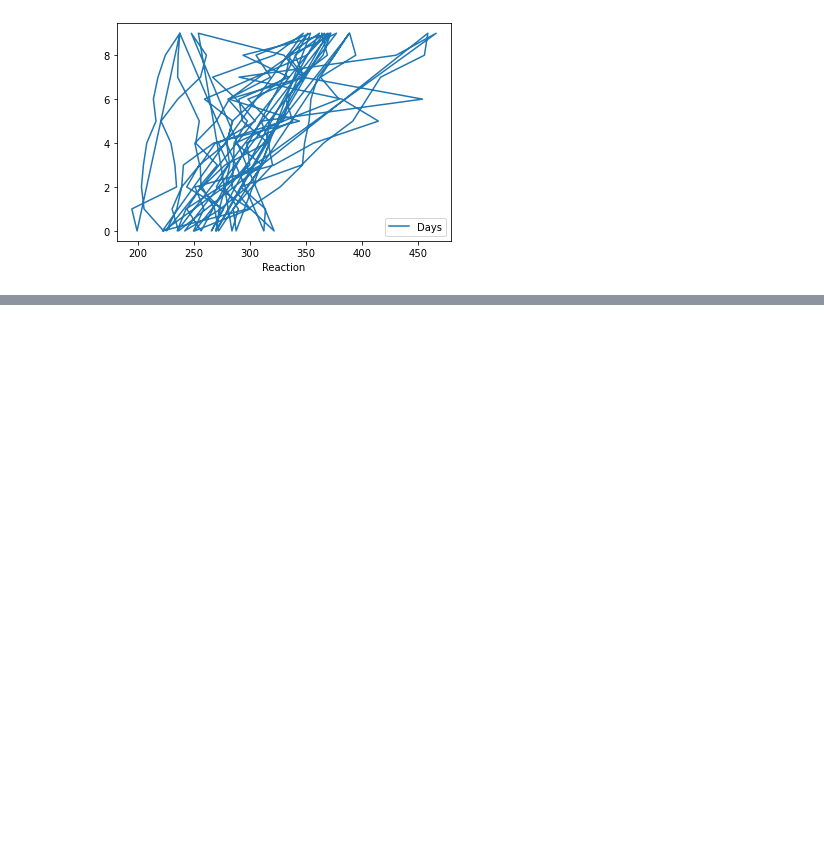
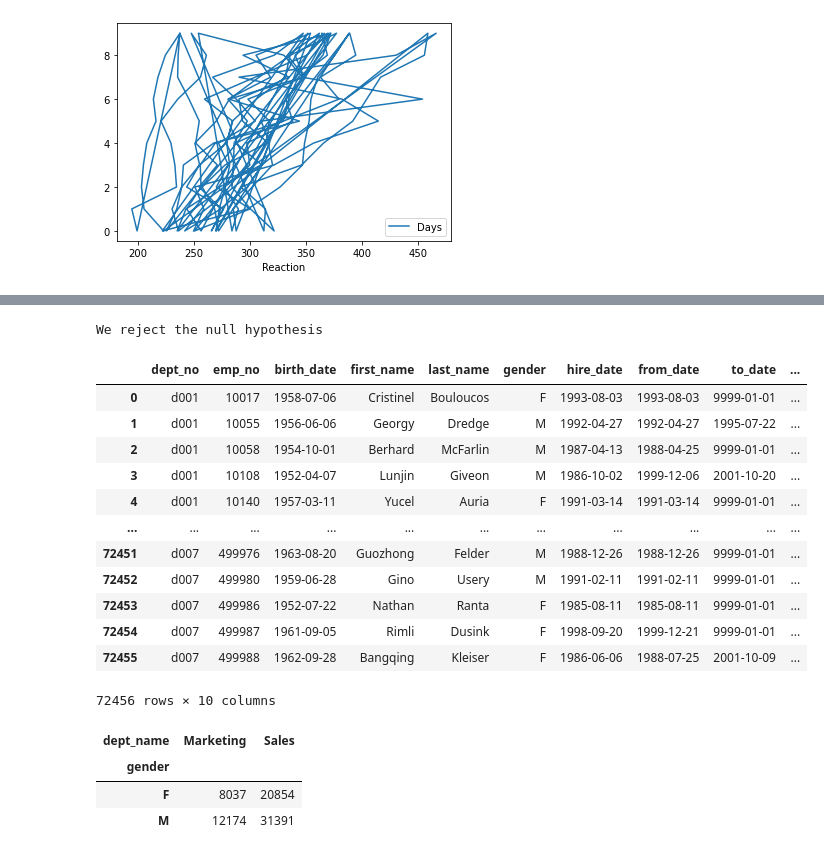
Before and after one commit to BManoff/statistics-exercises, a Jupyter notebook: hypothesis_testing.ipynb, the cells around one changed output, grey strips where cells are left out. Cells and saved outputs as stored; diff of their text form; code cells hidden in the pictures; blank space fills up the shorter version.

```diff
--- a/hypothesis_testing.ipynb
+++ b/hypothesis_testing.ipynb
@@ -519,0 +709,48 @@ sleep.plot(x = 'Reaction', y = 'Days' )
+# %%
+if p < alpha:
+    print("We reject the null hypothesis")
+else:
+    print("We fail to reject the null hypothesis")
+# %% [output]
+We reject the null hypothesis
+# %%
+#3.) Use the data from the employees database to answer these questions:
+
+url2 = f'mysql+pymysql://{env.user}:{env.password}@{env.host}/employees'
+# %%
+ # Is an employee's gender independent of whether an employee works in sales or marketing? (only look at current employees)
+
+query2 = '''SELECT *
+FROM employees
+Join dept_emp
+USING (emp_no)
+Join departments
+USING (dept_no)
+where dept_name like 'sales' or dept_name like 'marketing'
+'''
+# %%
+df2 = pd.read_sql(query2, url2)
+
+df2
+# %% [output]
+|  | dept_no | emp_no | birth_date | first_name | last_name | gender | hire_date | from_date | to_date | ... |
+| 0 | d001 | 10017 | 1958-07-06 | Cristinel | Bouloucos | F | 1993-08-03 | 1993-08-03 | 9999-01-01 | ... |
+| 1 | d001 | 10055 | 1956-06-06 | Georgy | Dredge | M | 1992-04-27 | 1992-04-27 | 1995-07-22 | ... |
+| 2 | d001 | 10058 | 1954-10-01 | Berhard | McFarlin | M | 1987-04-13 | 1988-04-25 | 9999-01-01 | ... |
+| 3 | d001 | 10108 | 1952-04-07 | Lunjin | Giveon | M | 1986-10-02 | 1999-12-06 | 2001-10-20 | ... |
+| 4 | d001 | 10140 | 1957-03-11 | Yucel | Auria | F | 1991-03-14 | 1991-03-14 | 9999-01-01 | ... |
+| ... | ... | ... | ... | ... | ... | ... | ... | ... | ... | ... |
+| 72451 | d007 | 499976 | 1963-08-20 | Guozhong | Felder | M | 1988-12-26 | 1988-12-26 | 9999-01-01 | ... |
+| 72452 | d007 | 499980 | 1959-06-28 | Gino | Usery | M | 1991-02-11 | 1991-02-11 | 9999-01-01 | ... |
+| 72453 | d007 | 499986 | 1952-07-22 | Nathan | Ranta | F | 1985-08-11 | 1985-08-11 | 9999-01-01 | ... |
+| 72454 | d007 | 499987 | 1961-09-05 | Rimli | Dusink | F | 1998-09-20 | 1999-12-21 | 9999-01-01 | ... |
+| 72455 | d007 | 499988 | 1962-09-28 | Bangqing | Kleiser | F | 1986-06-06 | 1988-07-25 | 2001-10-09 | ... |
+72456 rows × 10 columns
+# %%
+observed = pd.crosstab(df2['gender'], df2['dept_name'])
+observed
+# %% [output]
+| dept_name | Marketing | Sales |
+| gender |  |  |
+| F | 8037 | 20854 |
+| M | 12174 | 31391 |
```
Also changed, not shown: parts of 32 cells of this notebook, 1 other file.
